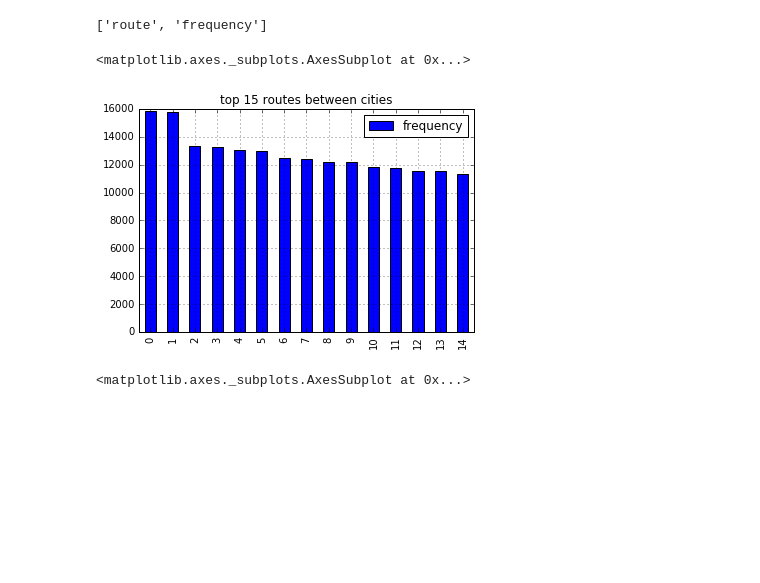
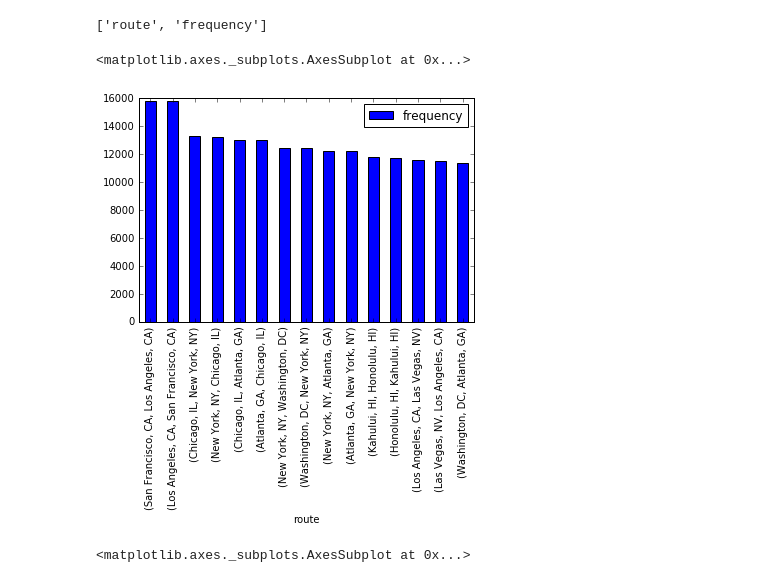
Before and after one commit to junoyiyi/transtats_flight, a Jupyter notebook: airlines.py.ipynb, the cells around one changed output. Drawn from its saved outputs; the diff is of its cells as text; code cells hidden in the pictures; blank space fills up the shorter version.

```diff
--- a/airlines.py.ipynb
+++ b/airlines.py.ipynb
@@ -151,17 +151,11 @@ flight_city_list_df[:15]
 list(flight_city_list_df.columns.values)
 # %% [output]
 ['route', 'frequency']
-# %%
-flight_city_list_df[:15].plot(x=None, y=None, kind='bar', ax=None, subplots=False,
-                         sharex=None, sharey=False, layout=None, figsize=None,
-                         use_index=True, title='top 15 routes between cities', grid=True, legend=True,
-                         style=None, logx=False, logy=False, loglog=False,
-                         xticks=None, yticks=None, xlim=None, ylim=None, rot=None,
-                         fontsize=None, colormap=None, table=False, yerr=None,
-                         xerr=None, secondary_y=False, sort_columns=True)
-# %% [output]
-<matplotlib.axes._subplots.AxesSubplot at 0x...>
-[figure, removed]
+# %%
+flight_city_list_df[:15].plot(kind='bar',x='route')
+# %% [output]
+<matplotlib.axes._subplots.AxesSubplot at 0x...>
+[figure, added]
 # %%
 #2. What carrier has flown the 3rd most number of flights? How many?
 #outsourcing carrier
```
Also changed, not shown: parts of 15 cells of this notebook.
